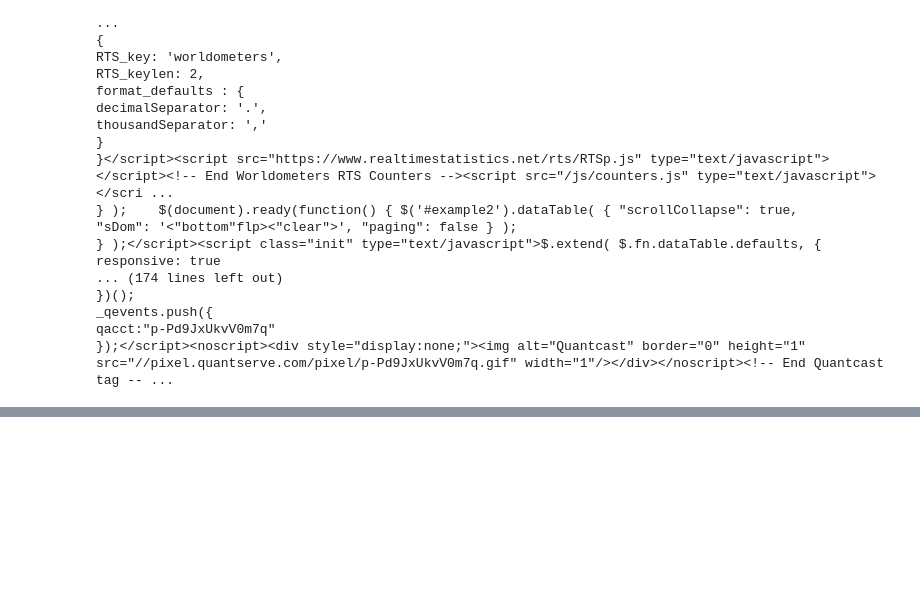
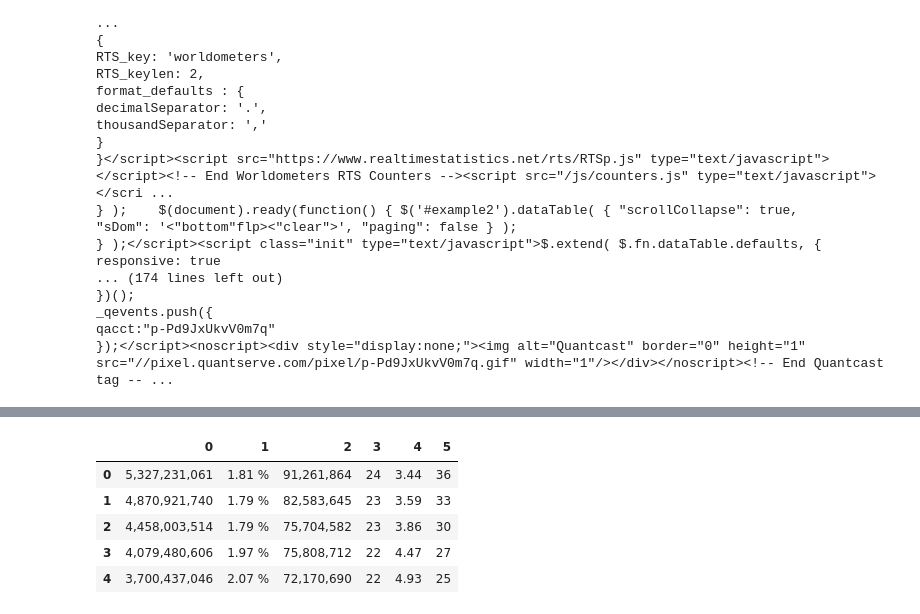
Before and after one commit to 777Mnzl/python-6000, a Jupyter notebook: web scraping prac day-21.ipynb, the cells around one changed output, grey strips where cells are left out. Saved outputs shown, nothing was run; the diff lists cells and outputs as text; code cells hidden in the pictures; blank space fills up the shorter version.

```diff
--- a/web scraping prac day-21.ipynb
+++ b/web scraping prac day-21.ipynb
@@ -33,0 +38,8 @@ table_row = tbody.find_all('tr')
+# %%
+all_country_data = []
+for i in range(8, len(table_row)):
+    country = []
+    country_data_row = table_row[i].find_all('td')
+    for tag in country_data_row:
+        country.append(tag.text)
+    all_country_data.append(country)
@@ -33,0 +50,2 @@ table_row = tbody.find_all('tr')
+# %%
+data = list(map(lambda x: x[1:7], all_country_data ))
@@ -33,0 +65,11 @@ table_row = tbody.find_all('tr')
+# %%
+df1 = pd.DataFrame(data)
+# %%
+df1.head()
+# %% [output]
+|  | 0 | 1 | 2 | 3 | 4 | 5 |
+| 0 | 5,327,231,061 | 1.81 % | 91,261,864 | 24 | 3.44 | 36 |
+| 1 | 4,870,921,740 | 1.79 % | 82,583,645 | 23 | 3.59 | 33 |
+| 2 | 4,458,003,514 | 1.79 % | 75,704,582 | 23 | 3.86 | 30 |
+| 3 | 4,079,480,606 | 1.97 % | 75,808,712 | 22 | 4.47 | 27 |
+| 4 | 3,700,437,046 | 2.07 % | 72,170,690 | 22 | 4.93 | 25 |
```
Also changed, not shown: parts of 6 cells of this notebook, 1 other file.
